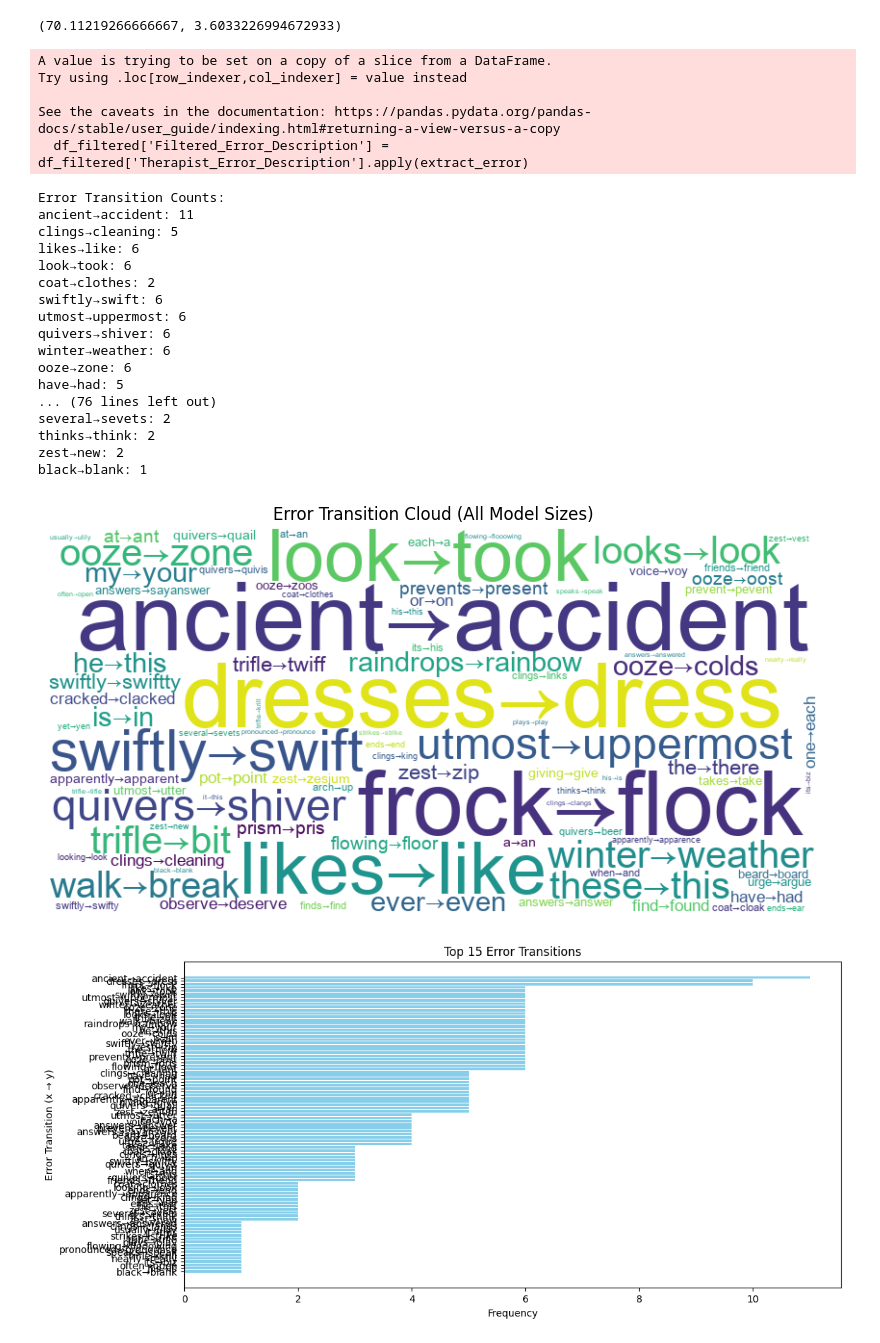
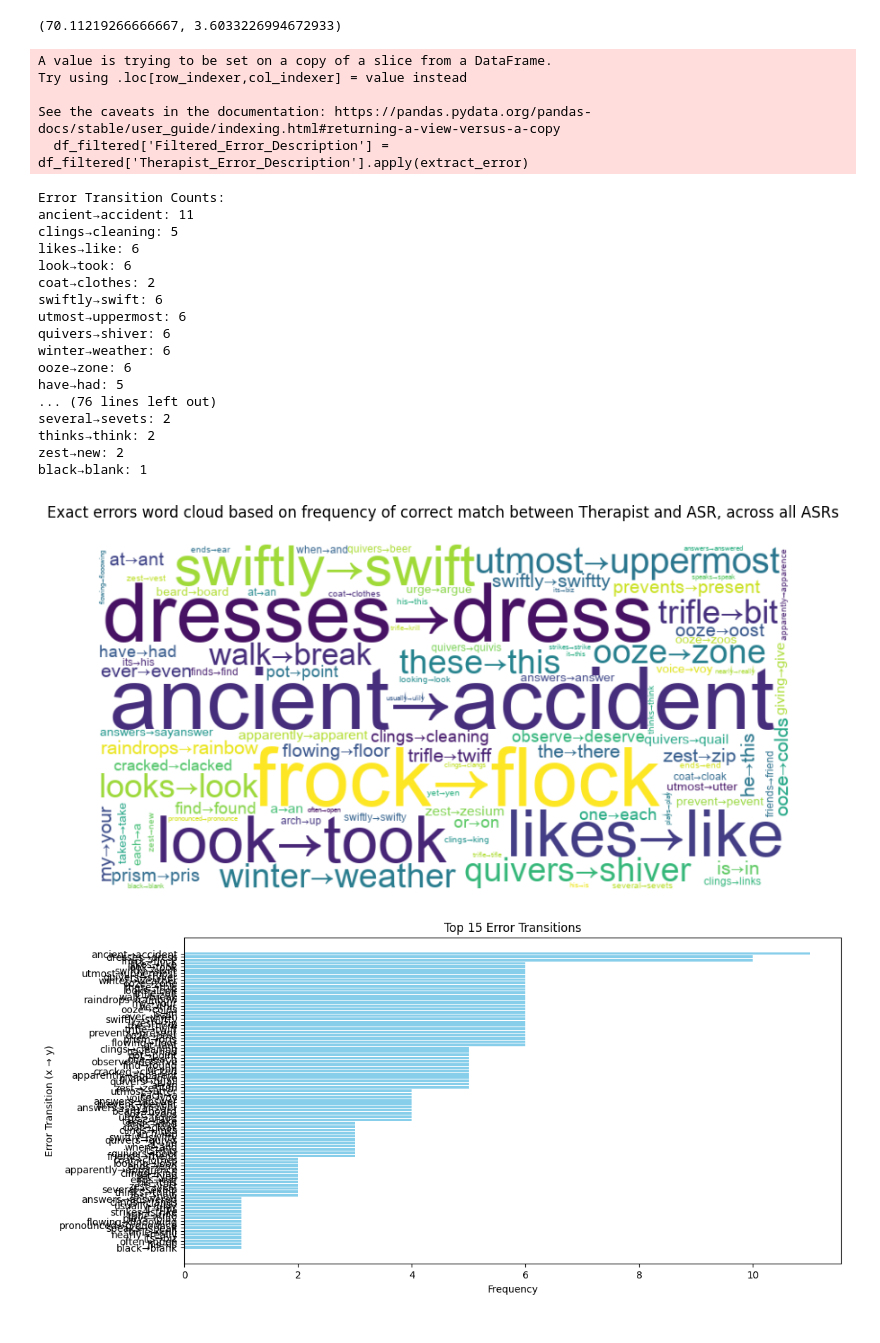
Before and after one commit to augmented-human-lab/interspeech25_speechtherapy, a Jupyter notebook: plots/exacterror.ipynb, the cells around one changed output. Saved outputs shown, nothing was run; the diff lists cells and outputs as text; code cells hidden in the pictures.

Commit message:
updated exact error notebook

```diff
--- a/plots/exacterror.ipynb
+++ b/plots/exacterror.ipynb
@@ -105,35 +105,35 @@ for error, count in error_counts.items():
 wordcloud = WordCloud(width=800, height=400, background_color='white', colormap='viridis', collocations=False,font_path='/Library/Fonts/Arial Unicode.ttf').generate_from_frequencies(error_counts)
 
 # Display the word cloud
 plt.figure(figsize=(10, 5))
 plt.imshow(wordcloud, interpolation='bilinear')
 plt.axis("off")
-plt.title("Error Transition Cloud (All Model Sizes)")
+plt.title("Exact errors word cloud based on frequency of correct match between Therapist and ASR, across all ASRs\n")
 plt.show()
 # %% [output]
 A value is trying to be set on a copy of a slice from a DataFrame.
 Try using .loc[row_indexer,col_indexer] = value instead
 
 See the caveats in the documentation: https://pandas.pydata.org/pandas-docs/stable/user_guide/indexing.html#returning-a-view-versus-a-copy
   df_filtered['Filtered_Error_Description'] = df_filtered['Therapist_Error_Description'].apply(extract_error)
 Error Transition Counts:
 ancient→accident: 11
 clings→cleaning: 5
 likes→like: 6
 look→took: 6
 coat→clothes: 2
 swiftly→swift: 6
 utmost→uppermost: 6
 quivers→shiver: 6
 winter→weather: 6
 ooze→zone: 6
 have→had: 5
 ... (76 lines left out)
 several→sevets: 2
 thinks→think: 2
 zest→new: 2
 black→blank: 1
-[figure, old version]
+[figure, new version]
 # %%
 import matplotlib.pyplot as plt
 
```
